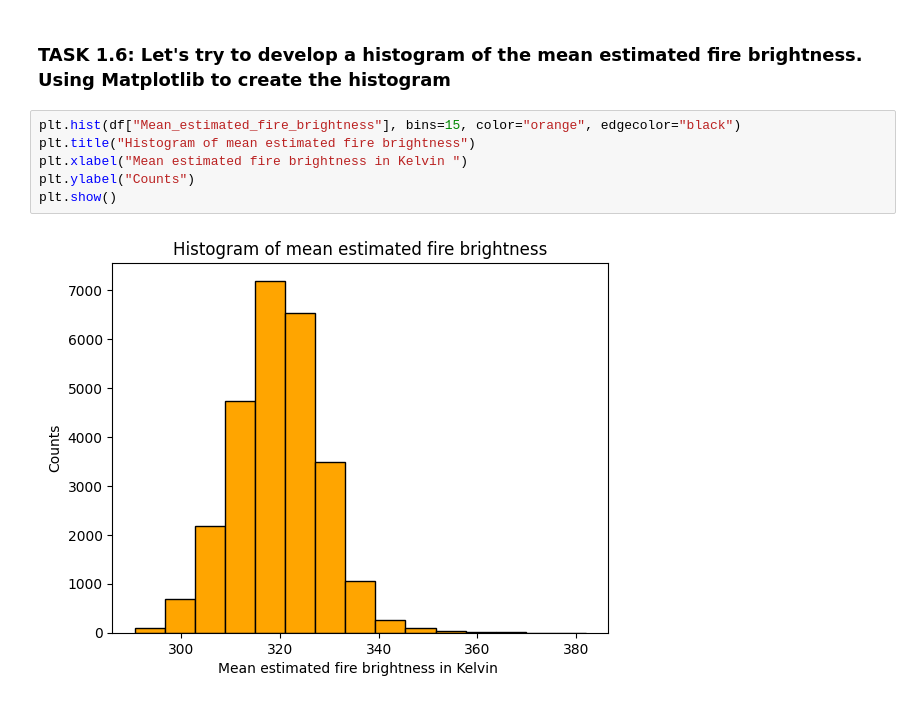
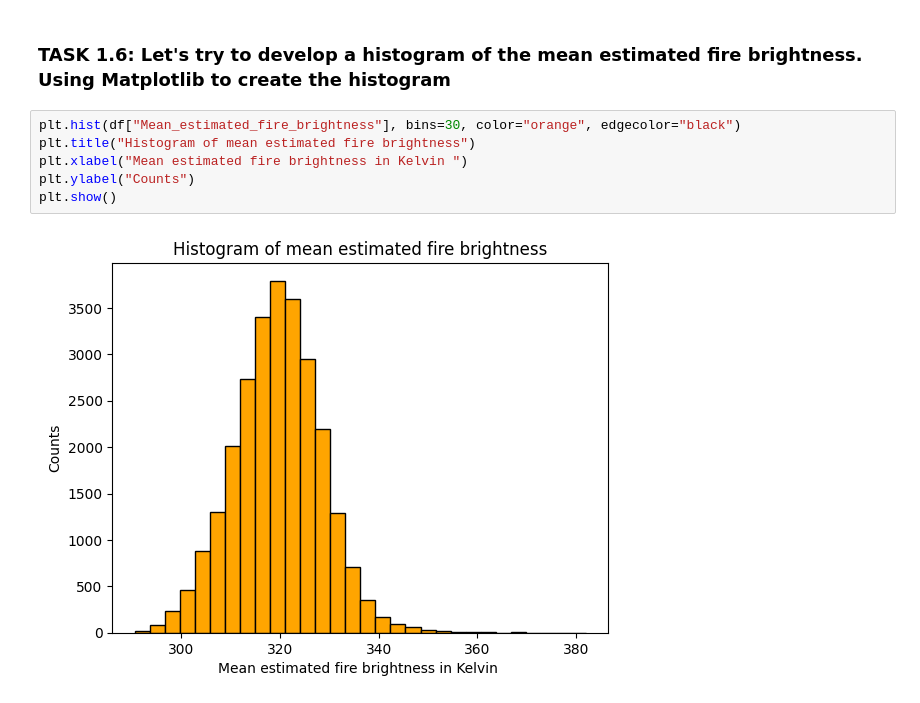
Before and after one commit to jbigishiro/Analyzing-Wildfire-Activities-in-Australia-Part-1, a Jupyter notebook: main.ipynb, the cells around one changed output. Cells and saved outputs as stored; diff of their text form.

```diff
--- a/main.ipynb
+++ b/main.ipynb
@@ -162,10 +162,10 @@ plt.show()
 # %% [markdown]
 ### TASK 1.6: Let's try to develop a histogram of the mean estimated fire brightness. Using Matplotlib to create the histogram
 # %%
-plt.hist(df["Mean_estimated_fire_brightness"], bins=15, color="orange", edgecolor="black")
+plt.hist(df["Mean_estimated_fire_brightness"], bins=30, color="orange", edgecolor="black")
 plt.title("Histogram of mean estimated fire brightness")
 plt.xlabel("Mean estimated fire brightness in Kelvin ")
 plt.ylabel("Counts")
 plt.show()
 # %% [output]
-[figure, old version]
+[figure, new version]
```
Also changed, not shown: parts of 12 cells of this notebook.
